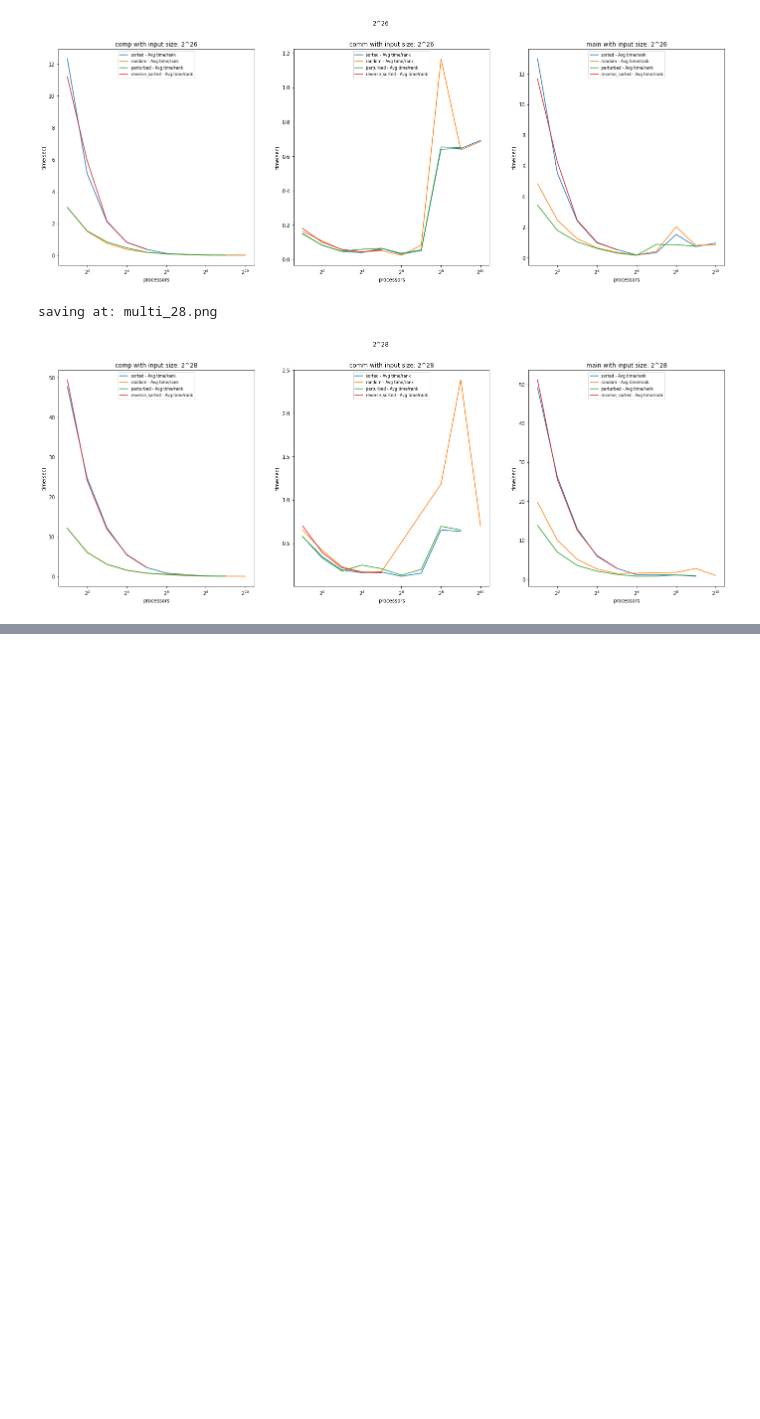
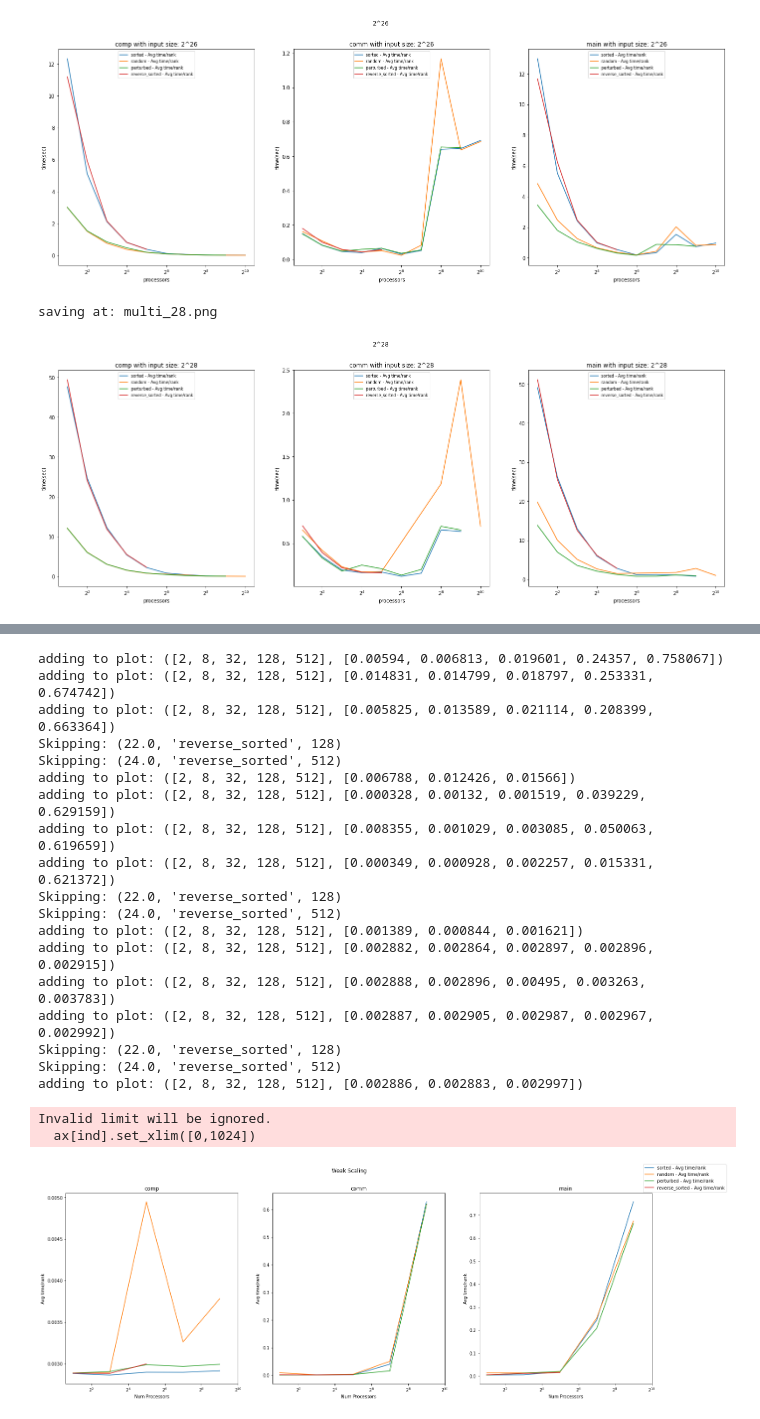
Before and after one commit to rsingh032503/Project_2024, a Jupyter notebook: radix_sort/radix_sort_analysis.ipynb, the cells around one changed output, grey strips where cells are left out. Cells and saved outputs as stored; diff of their text form; code cells hidden in the pictures; blank space fills up the shorter version.

```diff
--- a/radix_sort/radix_sort_analysis.ipynb
+++ b/radix_sort/radix_sort_analysis.ipynb
@@ -221,0 +219,67 @@ print(4/arr)
+# %%
+import math
+
+#print(node.frame["name"])
+
+
+fig, ax = plt.subplots(1,3,)
+fig.set_figheight(8)
+fig.set_figwidth(24)
+
+for node in tk.graph.traverse():
+    if(node.frame["name"] not in ["main","comp","comm"]):
+        continue
+    ind = ["comp","comm","main"].index(node.frame["name"])
+
+    for in_type in input_types:
+        values = []
+        _processes = [2,8,32,128,512]
+        sizes = [2**x for x in input_sizes[:5]]
+
+        df = tk.dataframe.loc[node,['Avg time/rank']]
+        for i in range(5):
+            if((sizes[i],in_type,_processes[i]) not in df.index):
+                print(f"Skipping: {(math.log2(sizes[i]),in_type,_processes[i])}")
+                continue
+            #print(df.loc[sizes[i],in_type,_processes[i]])
+            values += df.loc[sizes[i],in_type,_processes[i]].values.tolist()
+        print(f"adding to plot: {(_processes,values)}")
+
+        ax[ind].plot(_processes[:len(values)],values,label=in_type)
+        ax[ind].set_xscale('log',base = 2)
+        ax[ind].set_title(node.frame["name"])
+        ax[ind].set_ylabel('Avg time/rank')
+        ax[ind].set_xlabel('Num Processors')
+        ax[ind].set_xlim([0,1024])
+
+
+
+fig.legend([input_types[0] + " - Avg time/rank",
+            input_types[1] + " - Avg time/rank",
+            input_types[2] + " - Avg time/rank",
+            input_types[3] + " - Avg time/rank"])
+fig.suptitle(f'Weak Scaling')
+fig.savefig("graphs/weak_scaling.png")
+plt.show()
+# %% [output]
+adding to plot: ([2, 8, 32, 128, 512], [0.00594, 0.006813, 0.019601, 0.24357, 0.758067])
+adding to plot: ([2, 8, 32, 128, 512], [0.014831, 0.014799, 0.018797, 0.253331, 0.674742])
+adding to plot: ([2, 8, 32, 128, 512], [0.005825, 0.013589, 0.021114, 0.208399, 0.663364])
+Skipping: (22.0, 'reverse_sorted', 128)
+Skipping: (24.0, 'reverse_sorted', 512)
+adding to plot: ([2, 8, 32, 128, 512], [0.006788, 0.012426, 0.01566])
+adding to plot: ([2, 8, 32, 128, 512], [0.000328, 0.00132, 0.001519, 0.039229, 0.629159])
+adding to plot: ([2, 8, 32, 128, 512], [0.008355, 0.001029, 0.003085, 0.050063, 0.619659])
+adding to plot: ([2, 8, 32, 128, 512], [0.000349, 0.000928, 0.002257, 0.015331, 0.621372])
+Skipping: (22.0, 'reverse_sorted', 128)
+Skipping: (24.0, 'reverse_sorted', 512)
+adding to plot: ([2, 8, 32, 128, 512], [0.001389, 0.000844, 0.001621])
+adding to plot: ([2, 8, 32, 128, 512], [0.002882, 0.002864, 0.002897, 0.002896, 0.002915])
+adding to plot: ([2, 8, 32, 128, 512], [0.002888, 0.002896, 0.00495, 0.003263, 0.003783])
+adding to plot: ([2, 8, 32, 128, 512], [0.002887, 0.002905, 0.002987, 0.002967, 0.002992])
+Skipping: (22.0, 'reverse_sorted', 128)
+Skipping: (24.0, 'reverse_sorted', 512)
+adding to plot: ([2, 8, 32, 128, 512], [0.002886, 0.002883, 0.002997])
+Invalid limit will be ignored.
+  ax[ind].set_xlim([0,1024])
+[figure, added]
```
Also changed, not shown: parts of 4 cells of this notebook, 3 other files.
